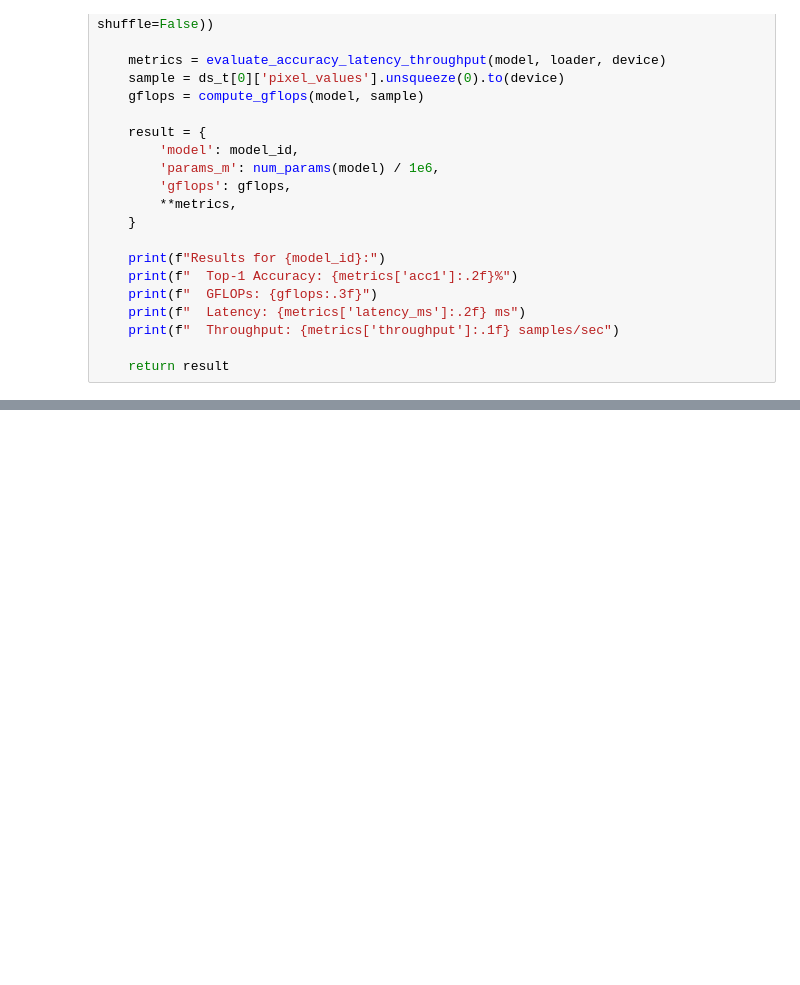
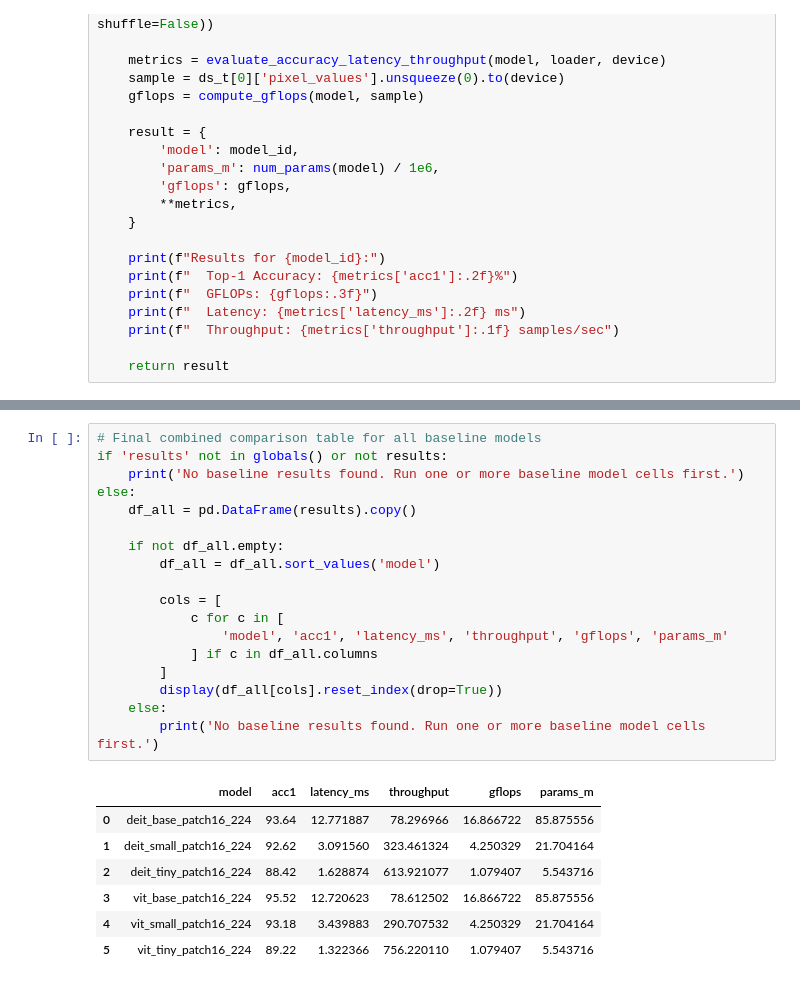
Before and after one commit to Chalhotra/ViT-Token-Economy, a Jupyter notebook: notebooks/01_baseline.ipynb, the cells around one changed output, grey strips where cells are left out. Drawn from its saved outputs; the diff is of its cells as text; blank space fills up the shorter version.

```diff
--- a/notebooks/01_baseline.ipynb
+++ b/notebooks/01_baseline.ipynb
@@ -282,3 +299,29 @@ Latency:    54.89 ms/img
+# %%
+# Final combined comparison table for all baseline models
+if 'results' not in globals() or not results:
+    print('No baseline results found. Run one or more baseline model cells first.')
+else:
+    df_all = pd.DataFrame(results).copy()
+
+    if not df_all.empty:
+        df_all = df_all.sort_values('model')
+
+        cols = [
+            c for c in [
+                'model', 'acc1', 'latency_ms', 'throughput', 'gflops', 'params_m'
+            ] if c in df_all.columns
+        ]
+        display(df_all[cols].reset_index(drop=True))
+    else:
+        print('No baseline results found. Run one or more baseline model cells first.')
+# %% [output]
+|  | model | acc1 | latency_ms | throughput | gflops | params_m |
+| 0 | deit_base_patch16_224 | 93.64 | 12.771887 | 78.296966 | 16.866722 | 85.875556 |
+| 1 | deit_small_patch16_224 | 92.62 | 3.091560 | 323.461324 | 4.250329 | 21.704164 |
+| 2 | deit_tiny_patch16_224 | 88.42 | 1.628874 | 613.921077 | 1.079407 | 5.543716 |
+| 3 | vit_base_patch16_224 | 95.52 | 12.720623 | 78.612502 | 16.866722 | 85.875556 |
+| 4 | vit_small_patch16_224 | 93.18 | 3.439883 | 290.707532 | 4.250329 | 21.704164 |
+| 5 | vit_tiny_patch16_224 | 89.22 | 1.322366 | 756.220110 | 1.079407 | 5.543716 |
 # %%
 # Final baseline visualization call (works with any subset of models already run)
 if 'results' not in globals() or not results:
```
Also changed, not shown: parts of 12 cells of this notebook.
